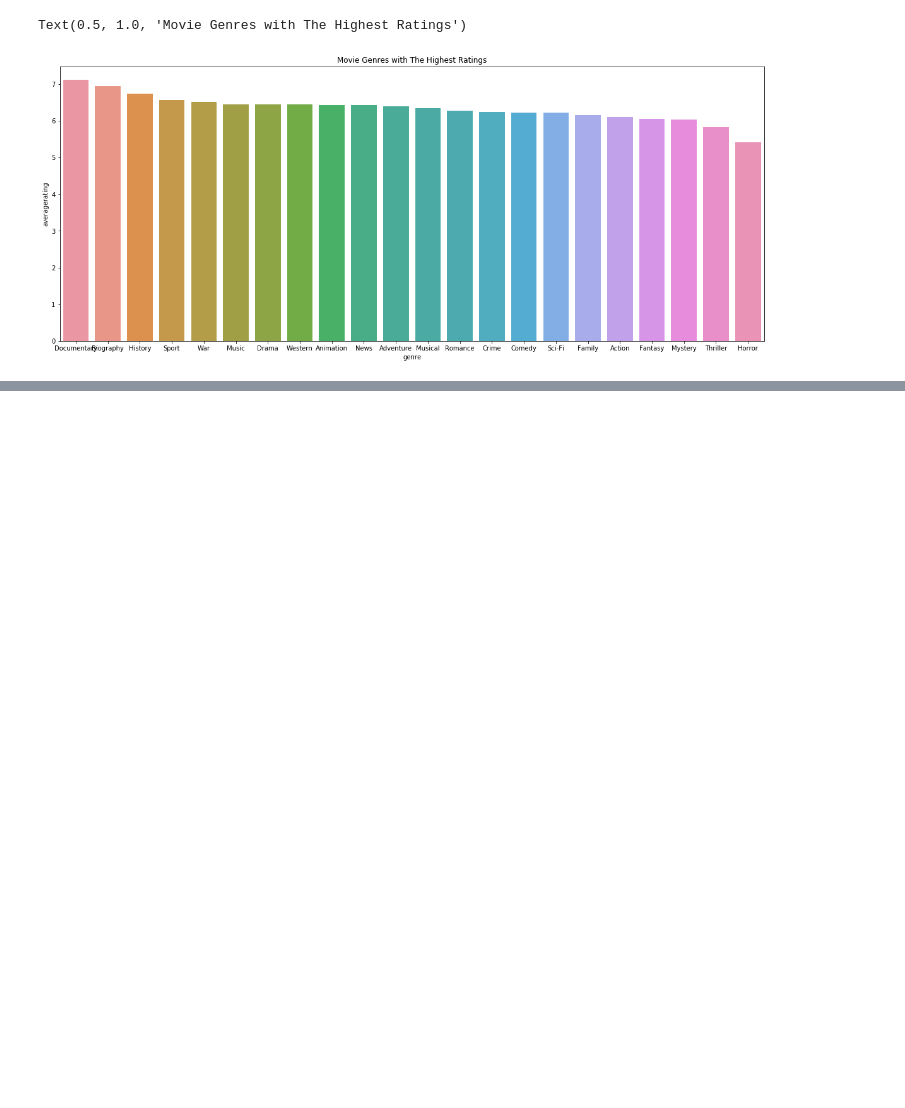
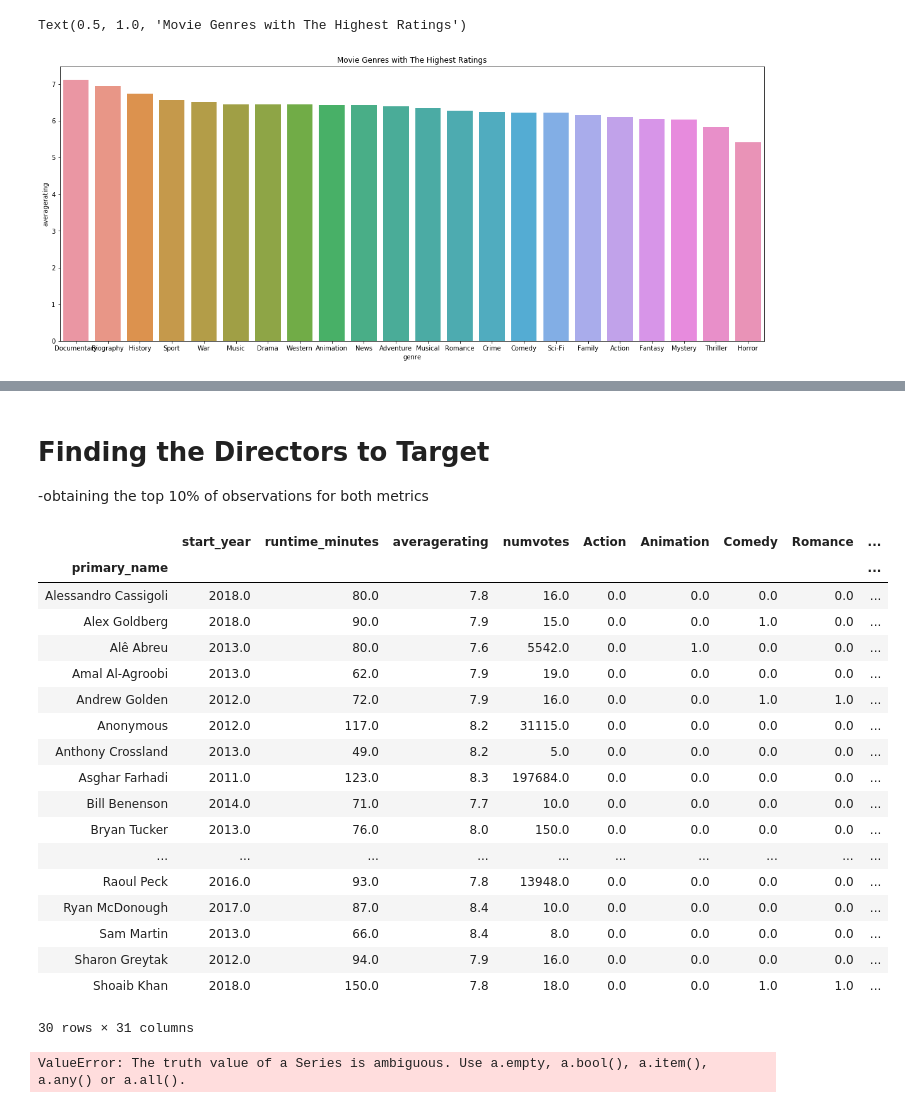
Before and after one commit to jfleury12/movie-collaboration, a Jupyter notebook: mod_1_project_EDA_fleury_2.ipynb, the cells around one changed output, grey strips where cells are left out. Saved outputs shown, nothing was run; the diff lists cells and outputs as text; code cells hidden in the pictures; blank space fills up the shorter version.

```diff
--- a/mod_1_project_EDA_fleury_2.ipynb
+++ b/mod_1_project_EDA_fleury_2.ipynb
@@ -736,0 +791,32 @@ Text(0.5, 1.0, 'Movie Genres with The Highest Ratings')
+# %% [markdown]
+# Finding the Directors to Target
+-obtaining the top 10% of observations for both metrics
+# %%
+# 90% results in both metrics: directors to target
+top_directors = df_director.loc[(df_director.prod_budget_log <= df_director.prod_budget_log.quantile(.10)) & (df_director.averagerating >= df_director.averagerating.quantile(.90))].index
+df_director.loc[(df_director.prod_budget_log <= df_director.prod_budget_log.quantile(.10)) & (df_director.averagerating >= df_director.averagerating.quantile(.90))]
+# %% [output]
+|  | start_year | runtime_minutes | averagerating | numvotes | Action | Animation | Comedy | Romance | ... |
+| primary_name |  |  |  |  |  |  |  |  | ... |
+| Alessandro Cassigoli | 2018.0 | 80.0 | 7.8 | 16.0 | 0.0 | 0.0 | 0.0 | 0.0 | ... |
+| Alex Goldberg | 2018.0 | 90.0 | 7.9 | 15.0 | 0.0 | 0.0 | 1.0 | 0.0 | ... |
+| Alê Abreu | 2013.0 | 80.0 | 7.6 | 5542.0 | 0.0 | 1.0 | 0.0 | 0.0 | ... |
+| Amal Al-Agroobi | 2013.0 | 62.0 | 7.9 | 19.0 | 0.0 | 0.0 | 0.0 | 0.0 | ... |
+| Andrew Golden | 2012.0 | 72.0 | 7.9 | 16.0 | 0.0 | 0.0 | 1.0 | 1.0 | ... |
+| Anonymous | 2012.0 | 117.0 | 8.2 | 31115.0 | 0.0 | 0.0 | 0.0 | 0.0 | ... |
+| Anthony Crossland | 2013.0 | 49.0 | 8.2 | 5.0 | 0.0 | 0.0 | 0.0 | 0.0 | ... |
+| Asghar Farhadi | 2011.0 | 123.0 | 8.3 | 197684.0 | 0.0 | 0.0 | 0.0 | 0.0 | ... |
+| Bill Benenson | 2014.0 | 71.0 | 7.7 | 10.0 | 0.0 | 0.0 | 0.0 | 0.0 | ... |
+| Bryan Tucker | 2013.0 | 76.0 | 8.0 | 150.0 | 0.0 | 0.0 | 0.0 | 0.0 | ... |
+| ... | ... | ... | ... | ... | ... | ... | ... | ... | ... |
+| Raoul Peck | 2016.0 | 93.0 | 7.8 | 13948.0 | 0.0 | 0.0 | 0.0 | 0.0 | ... |
+| Ryan McDonough | 2017.0 | 87.0 | 8.4 | 10.0 | 0.0 | 0.0 | 0.0 | 0.0 | ... |
+| Sam Martin | 2013.0 | 66.0 | 8.4 | 8.0 | 0.0 | 0.0 | 0.0 | 0.0 | ... |
+| Sharon Greytak | 2012.0 | 94.0 | 7.9 | 16.0 | 0.0 | 0.0 | 0.0 | 0.0 | ... |
+| Shoaib Khan | 2018.0 | 150.0 | 7.8 | 18.0 | 0.0 | 0.0 | 1.0 | 1.0 | ... |
+30 rows × 31 columns
+# %%
+# trying to see how many movies each director has made
+df_ultimate[df_ultimate.primary_name in list(top_directors)].groupby('primary_name').count()
+# %% [output]
+ValueError: The truth value of a Series is ambiguous. Use a.empty, a.bool(), a.item(), a.any() or a.all().
```
Also changed, not shown: parts of 24 cells of this notebook.
